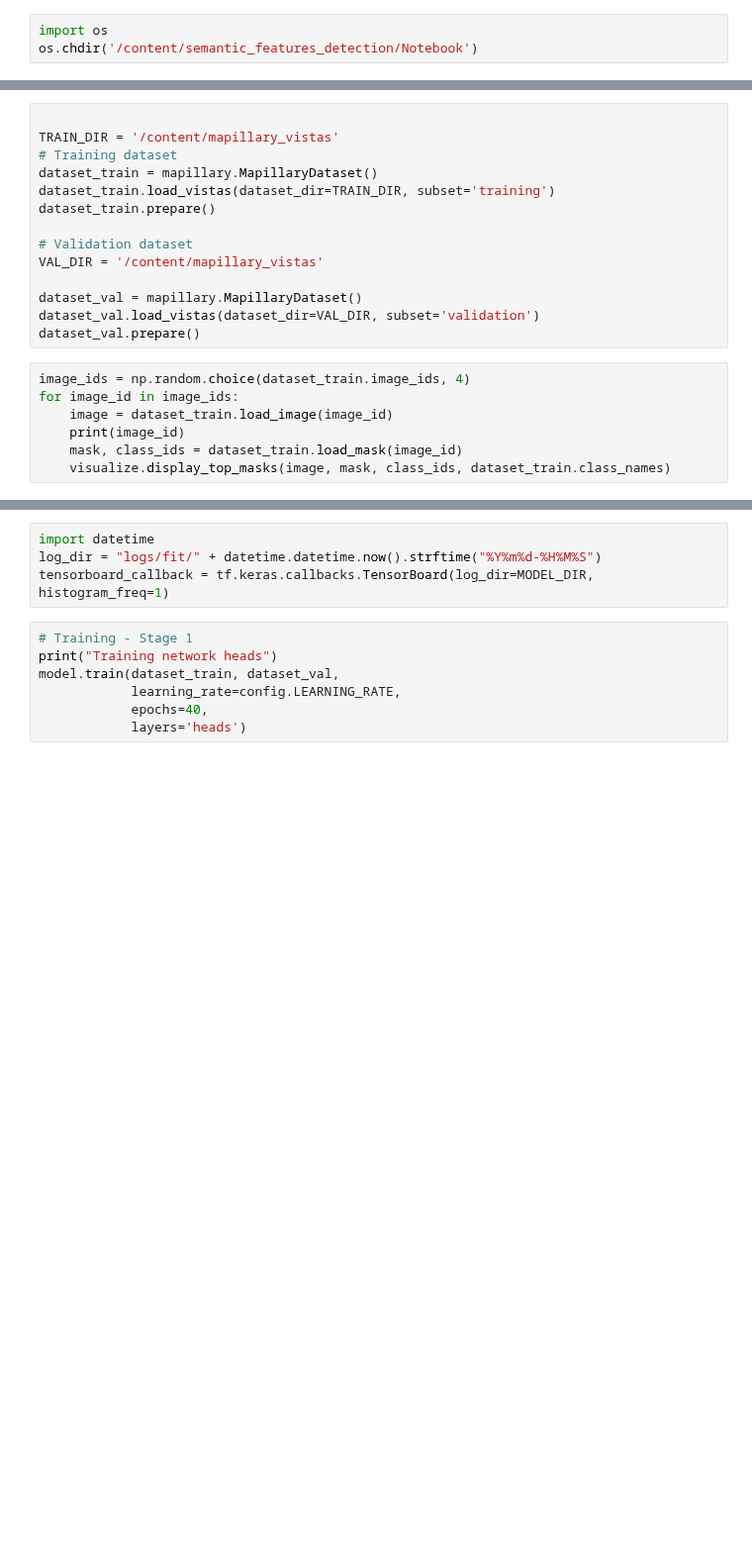
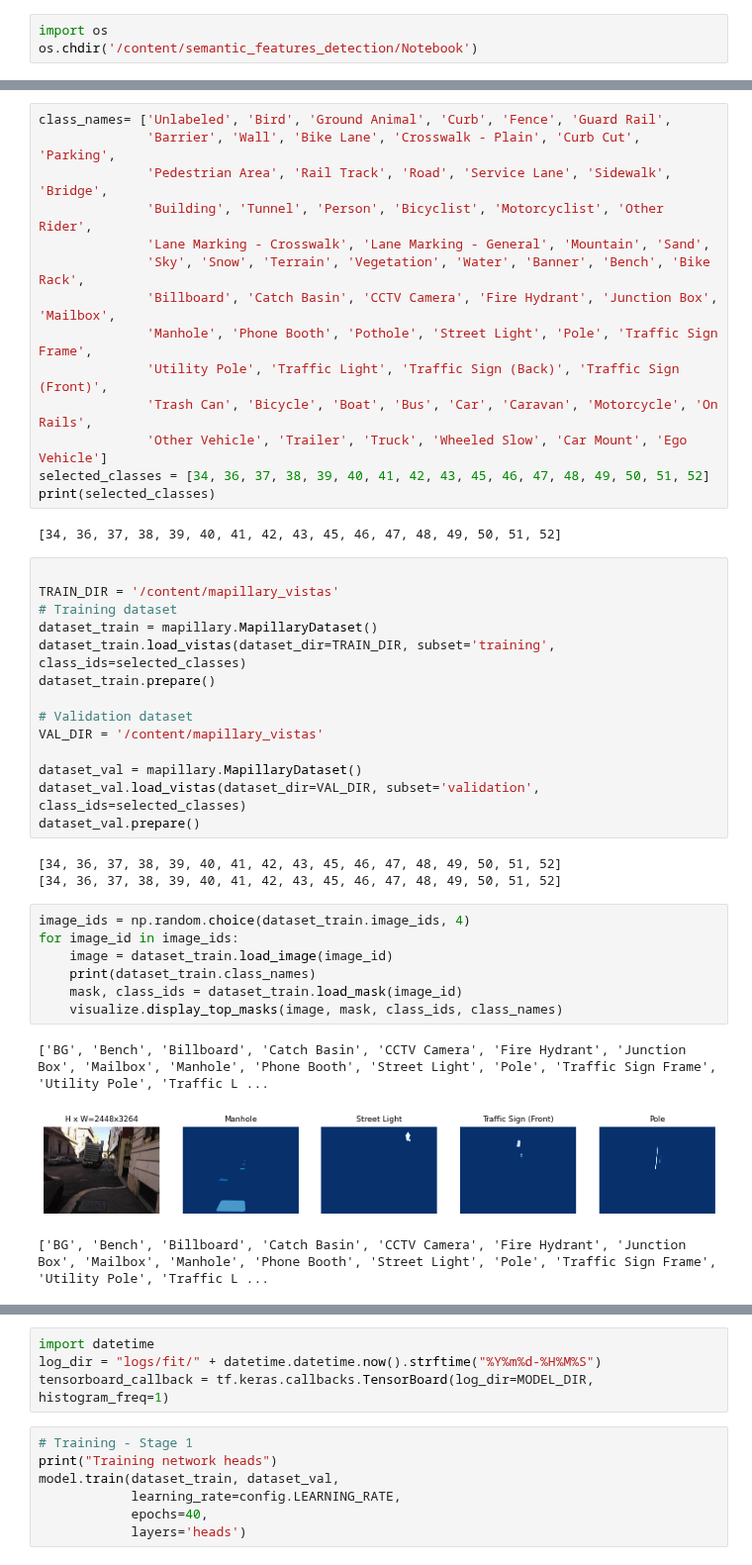
Before and after one commit to juuuuuuuuuu/Semantic-Features, a Jupyter notebook: Mask_R_CNN.ipynb, the cells around one changed output, grey strips where cells are left out. Shown at 99% size. Saved outputs shown, nothing was run; the diff lists cells and outputs as text; blank space fills up the shorter version.

Commit message:
updated selected classes

```diff
--- a/Mask_R_CNN.ipynb
+++ b/Mask_R_CNN.ipynb
@@ -79,21 +116,44 @@ print('finished')
+# %%
+class_names= ['Unlabeled', 'Bird', 'Ground Animal', 'Curb', 'Fence', 'Guard Rail',
+              'Barrier', 'Wall', 'Bike Lane', 'Crosswalk - Plain', 'Curb Cut', 'Parking',
+              'Pedestrian Area', 'Rail Track', 'Road', 'Service Lane', 'Sidewalk', 'Bridge',
+              'Building', 'Tunnel', 'Person', 'Bicyclist', 'Motorcyclist', 'Other Rider',
+              'Lane Marking - Crosswalk', 'Lane Marking - General', 'Mountain', 'Sand',
+              'Sky', 'Snow', 'Terrain', 'Vegetation', 'Water', 'Banner', 'Bench', 'Bike Rack',
+              'Billboard', 'Catch Basin', 'CCTV Camera', 'Fire Hydrant', 'Junction Box', 'Mailbox',
+              'Manhole', 'Phone Booth', 'Pothole', 'Street Light', 'Pole', 'Traffic Sign Frame',
+              'Utility Pole', 'Traffic Light', 'Traffic Sign (Back)', 'Traffic Sign (Front)',
+              'Trash Can', 'Bicycle', 'Boat', 'Bus', 'Car', 'Caravan', 'Motorcycle', 'On Rails',
+              'Other Vehicle', 'Trailer', 'Truck', 'Wheeled Slow', 'Car Mount', 'Ego Vehicle']
+selected_classes = [34, 36, 37, 38, 39, 40, 41, 42, 43, 45, 46, 47, 48, 49, 50, 51, 52]
+print(selected_classes)
+# %% [output]
+[34, 36, 37, 38, 39, 40, 41, 42, 43, 45, 46, 47, 48, 49, 50, 51, 52]
 # %%
 
 TRAIN_DIR = '/content/mapillary_vistas'
 # Training dataset
 dataset_train = mapillary.MapillaryDataset()
-dataset_train.load_vistas(dataset_dir=TRAIN_DIR, subset='training')
+dataset_train.load_vistas(dataset_dir=TRAIN_DIR, subset='training', class_ids=selected_classes)
 dataset_train.prepare()
 
 # Validation dataset
 VAL_DIR = '/content/mapillary_vistas'
 
 dataset_val = mapillary.MapillaryDataset()
-dataset_val.load_vistas(dataset_dir=VAL_DIR, subset='validation')
+dataset_val.load_vistas(dataset_dir=VAL_DIR, subset='validation', class_ids=selected_classes)
 dataset_val.prepare()
+# %% [output]
+[34, 36, 37, 38, 39, 40, 41, 42, 43, 45, 46, 47, 48, 49, 50, 51, 52]
+[34, 36, 37, 38, 39, 40, 41, 42, 43, 45, 46, 47, 48, 49, 50, 51, 52]
 # %%
 image_ids = np.random.choice(dataset_train.image_ids, 4)
 for image_id in image_ids:
     image = dataset_train.load_image(image_id)
-    print(image_id)
+    print(dataset_train.class_names)
     mask, class_ids = dataset_train.load_mask(image_id)
-    visualize.display_top_masks(image, mask, class_ids, dataset_train.class_names)
+    visualize.display_top_masks(image, mask, class_ids, class_names)
+# %% [output]
+['BG', 'Bench', 'Billboard', 'Catch Basin', 'CCTV Camera', 'Fire Hydrant', 'Junction Box', 'Mailbox', 'Manhole', 'Phone Booth', 'Street Light', 'Pole', 'Traffic Sign Frame', 'Utility Pole', 'Traffic L ...
+[figure, added]
+['BG', 'Bench', 'Billboard', 'Catch Basin', 'CCTV Camera', 'Fire Hydrant', 'Junction Box', 'Mailbox', 'Manhole', 'Phone Booth', 'Street Light', 'Pole', 'Traffic Sign Frame', 'Utility Pole', 'Traffic L ...
```
Also changed, not shown: parts of 9 cells of this notebook.
